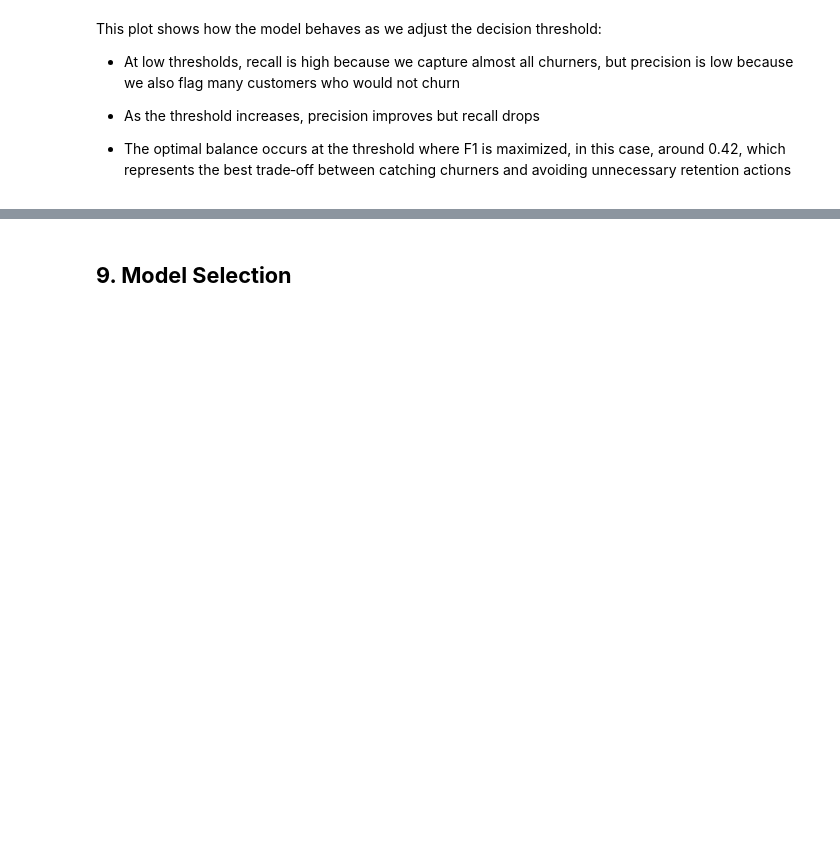
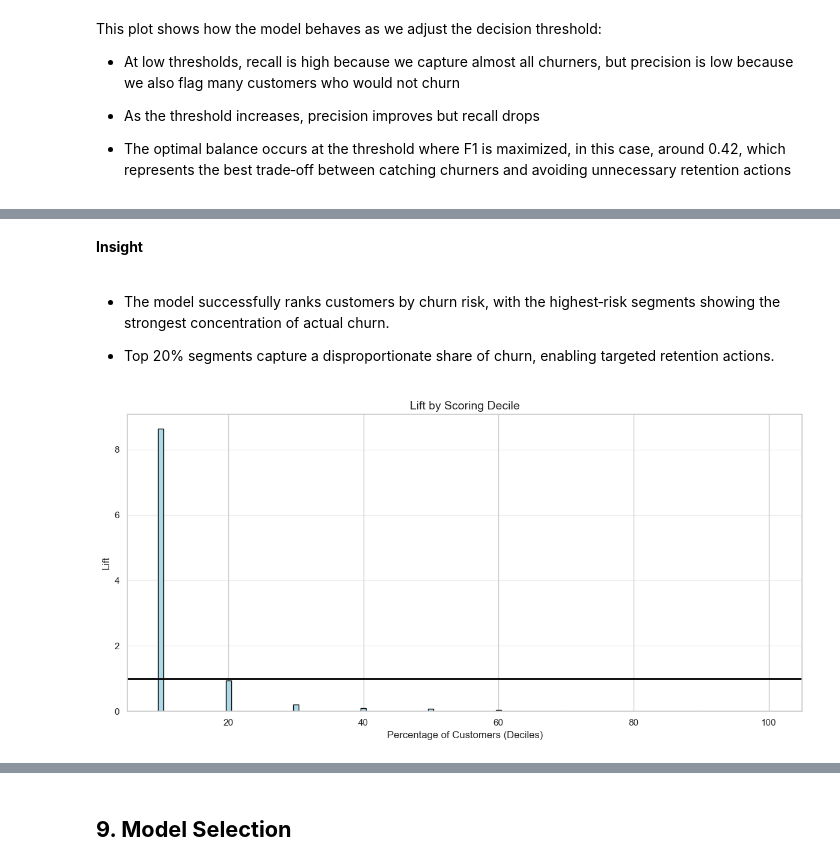
Before and after one commit to PaulinaMamiaga/customer-churn-intelligence-system, a Jupyter notebook: notebooks/03_modeling_and_evaluation.ipynb, the cells around one changed output, grey strips where cells are left out. Cells and saved outputs as stored; diff of their text form; code cells hidden in the pictures; blank space fills up the shorter version.

Commit message:
# Update 03_modeling_and_evaluation.ipynb

```diff
--- a/notebooks/03_modeling_and_evaluation.ipynb
+++ b/notebooks/03_modeling_and_evaluation.ipynb
@@ -588,0 +687,48 @@ This plot shows how the model behaves as we adjust the decision threshold:
+# %% [markdown]
+**Insight**
+# %% [markdown]
+- The model successfully ranks customers by churn risk, with the highest‑risk segments showing the strongest concentration of actual churn.
+
+- Top 20% segments capture a disproportionate share of churn, enabling targeted retention actions.
+# %%
+# 8.8 Lift Chart by Deciles
+y_proba = hgb_pipeline.predict_proba(X_test)[:, 1]
+
+df_lift = pd.DataFrame({
+    "proba": y_proba,
+    "churn": y_test.values
+})
+
+df_lift = df_lift.sort_values("proba", ascending=False).reset_index(drop=True)
+
+df_lift["decile"] = pd.qcut(df_lift.index, 10, labels=False)
+
+lift_table = df_lift.groupby("decile").agg(
+    churn_rate=("churn", "mean")
+).reset_index()
+
+baseline = df_lift["churn"].mean()
+
+lift_table["lift"] = lift_table["churn_rate"] / baseline
+lift_table["decile"] = (lift_table["decile"] + 1) * 10  # 10%, 20%, ...
+
+plt.figure(figsize=(12, 6))
+
+plt.bar(
+    lift_table["decile"],
+    lift_table["lift"],
+    color="#ADD8E6",
+    edgecolor="black"
+)
+
+plt.axhline(1.0, color="black", linewidth=2)
+
+plt.title("Lift by Scoring Decile", fontsize=14)
+plt.xlabel("Percentage of Customers (Deciles)")
+plt.ylabel("Lift")
+plt.grid(axis="y", alpha=0.3)
+
+plt.tight_layout()
+plt.show()
+# %% [output]
+[figure, added]
```
Also changed, not shown: parts of 12 cells of this notebook.
